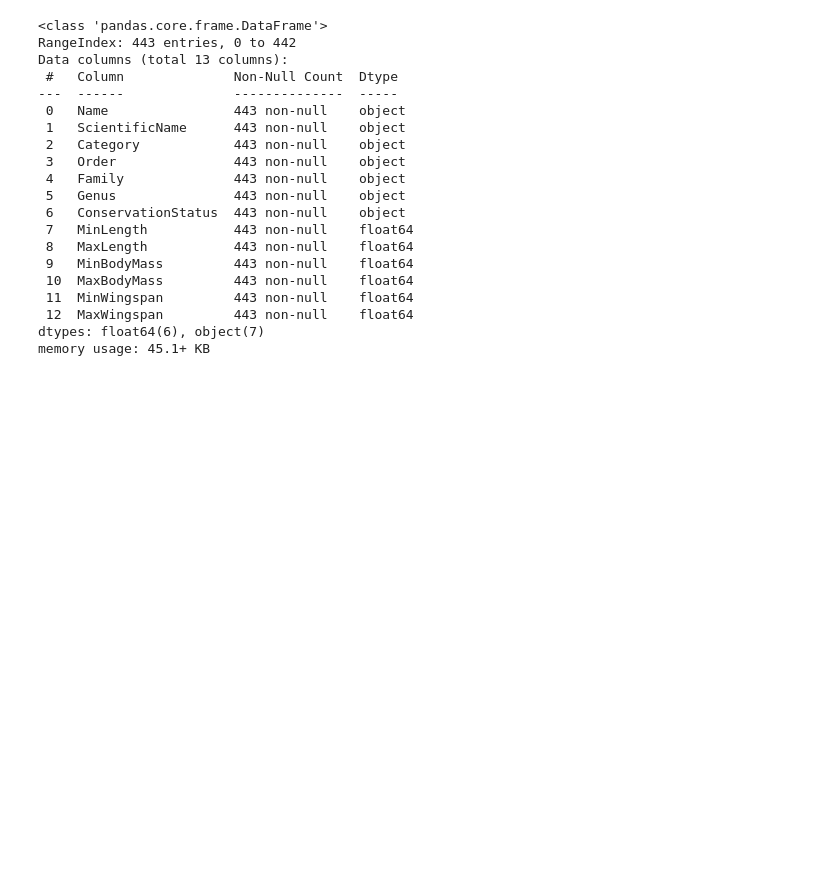
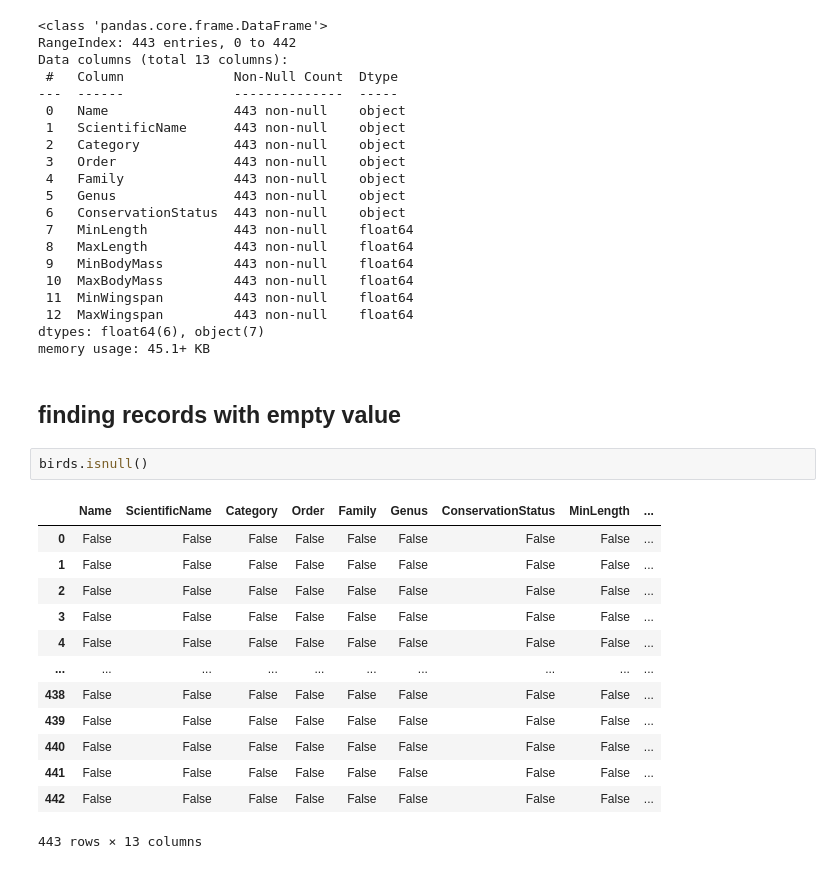
Before and after one commit to zeerau/Data-science-assignment, a Jupyter notebook: week4/data_preparation.ipynb, the cells around one changed output. Saved outputs shown, nothing was run; the diff lists cells and outputs as text; blank space fills up the shorter version.

```diff
--- a/week4/data_preparation.ipynb
+++ b/week4/data_preparation.ipynb
@@ -33,3 +39,21 @@ Data columns (total 13 columns):
  12  MaxWingspan         443 non-null    float64
 dtypes: float64(6), object(7)
 memory usage: 45.1+ KB
+# %% [markdown]
+## finding records with empty value
+# %%
+birds.isnull()
+# %% [output]
+|  | Name | ScientificName | Category | Order | Family | Genus | ConservationStatus | MinLength | ... |
+| 0 | False | False | False | False | False | False | False | False | ... |
+| 1 | False | False | False | False | False | False | False | False | ... |
+| 2 | False | False | False | False | False | False | False | False | ... |
+| 3 | False | False | False | False | False | False | False | False | ... |
+| 4 | False | False | False | False | False | False | False | False | ... |
+| ... | ... | ... | ... | ... | ... | ... | ... | ... | ... |
+| 438 | False | False | False | False | False | False | False | False | ... |
+| 439 | False | False | False | False | False | False | False | False | ... |
+| 440 | False | False | False | False | False | False | False | False | ... |
+| 441 | False | False | False | False | False | False | False | False | ... |
+| 442 | False | False | False | False | False | False | False | False | ... |
+443 rows × 13 columns
```
Also changed, not shown: parts of 15 cells of this notebook.
